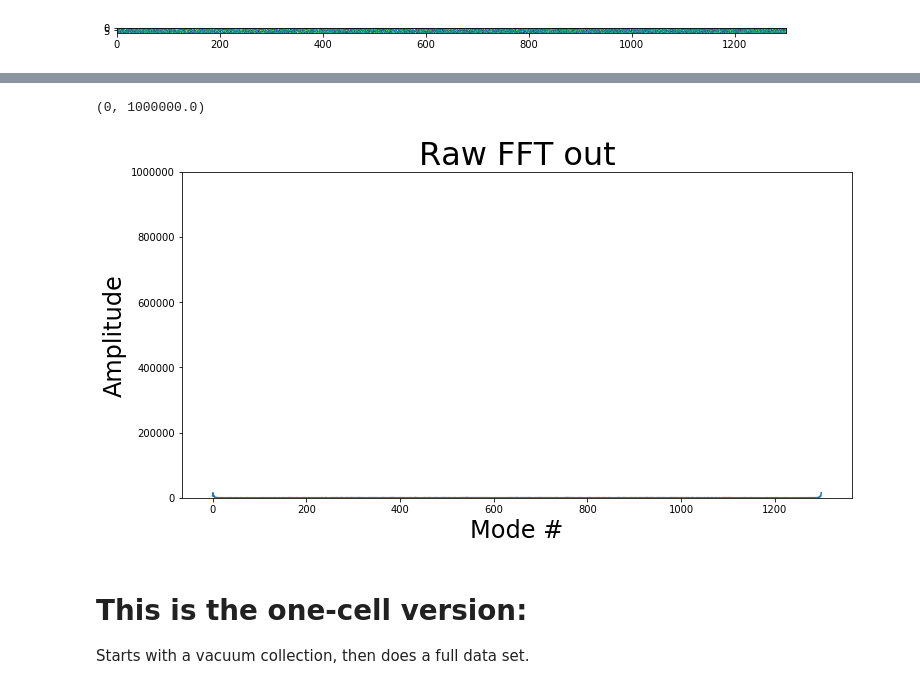
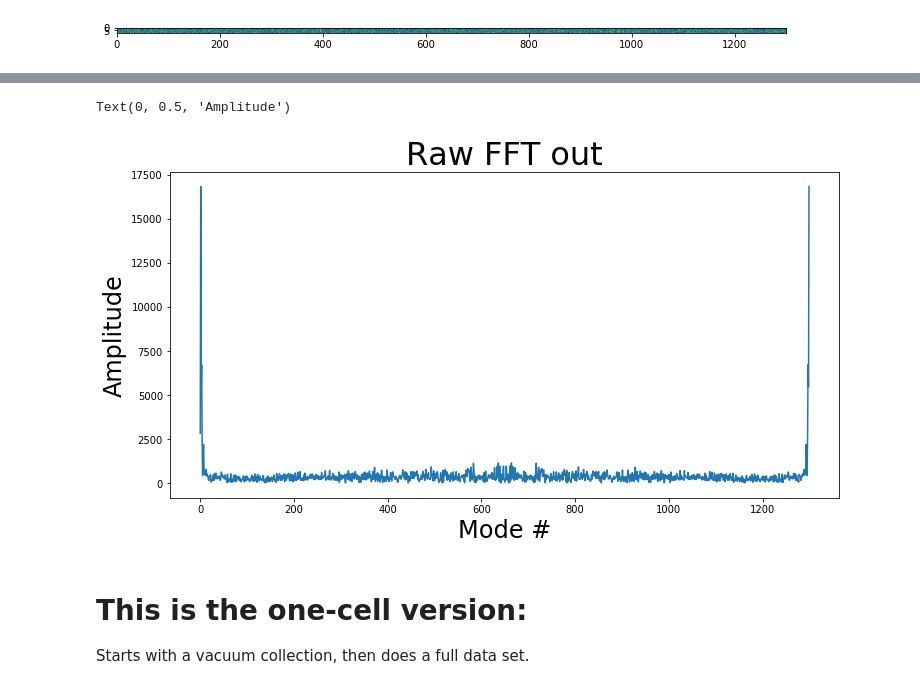
Before and after one commit to DawesLab/CCDimage, a Jupyter notebook: CCDimage.ipynb, the cells around one changed output, grey strips where cells are left out. Cells and saved outputs as stored; diff of their text form; code cells hidden in the pictures.

```diff
--- a/CCDimage.ipynb
+++ b/CCDimage.ipynb
@@ -186,12 +186,12 @@ Text(0, 0.5, 'Amplitude')
 # %%
 plt.plot((abs(fft( np.average(corrected[:,:,0],axis = 0))))[0:1340] )
 plt.title("Raw FFT out", fontsize=32)
 plt.xlabel("Mode #", fontsize=24)
 plt.ylabel("Amplitude",fontsize=24)
-plt.ylim([0,1e6])
+#plt.ylim([0,1e6])
 # %% [output]
-(0, 1000000.0)
+Text(0, 0.5, 'Amplitude')
-[figure, old version]
+[figure, new version]
 # %% [markdown]
 # This is the one-cell version:
 Starts with a vacuum collection, then does a full data set.
```
Also changed, not shown: parts of 5 cells of this notebook.
